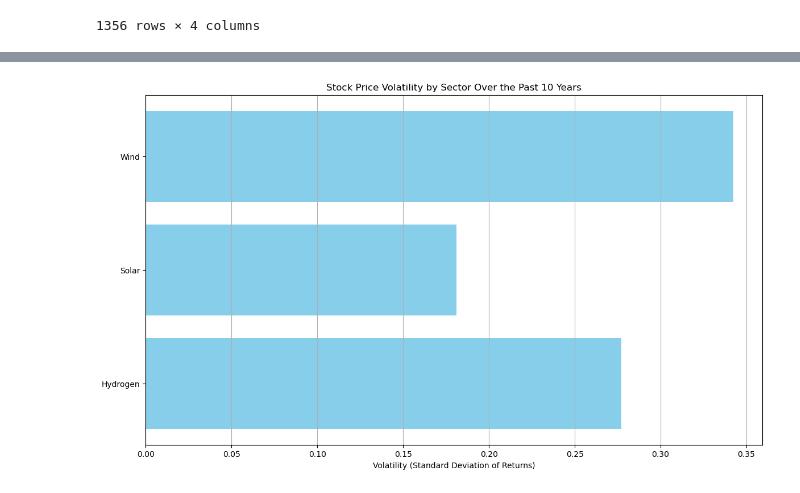
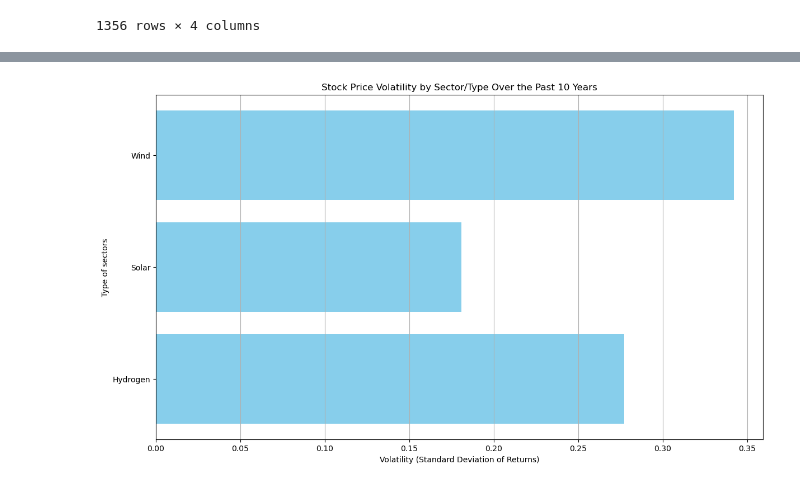
Before and after one commit to shalini1807/Project-1, a Jupyter notebook: project 1-shalini.ipynb, the cells around one changed output, grey strips where cells are left out. Cells and saved outputs as stored; diff of their text form; code cells hidden in the pictures.

```diff
--- a/project 1-shalini.ipynb
+++ b/project 1-shalini.ipynb
@@ -102,10 +384,11 @@ volatility_df.columns = ['Type', 'Volatility']
 # %%
 # Plotting
 plt.figure(figsize=(14, 8))
 plt.barh(volatility_df['Type'], volatility_df['Volatility'], color='skyblue')
 plt.xlabel('Volatility (Standard Deviation of Returns)')
+plt.ylabel('Type of sectors')
 plt.title('Stock Price Volatility by Sector/Type Over the Past 10 Years')
 plt.grid(axis='x')
 plt.show()
 # %% [output]
-[figure, old version]
+[figure, new version]
```
Also changed, not shown: parts of 9 cells of this notebook, 2 other files.
